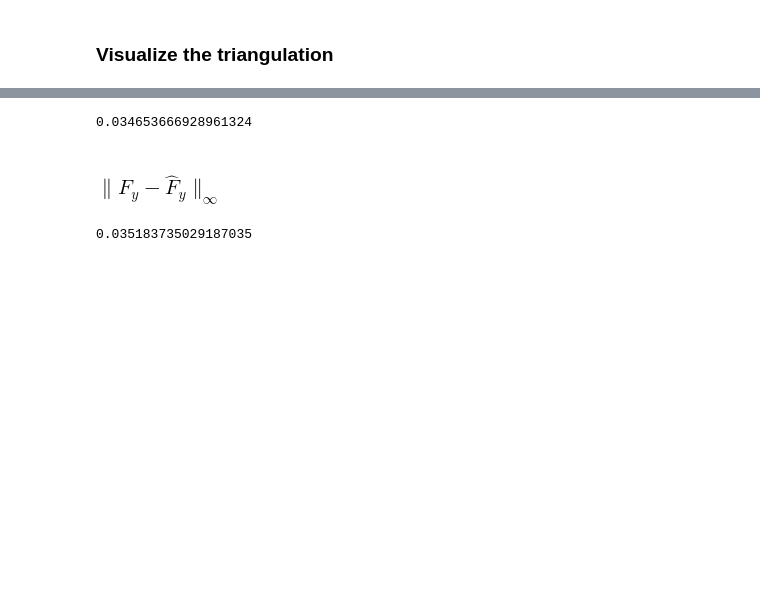
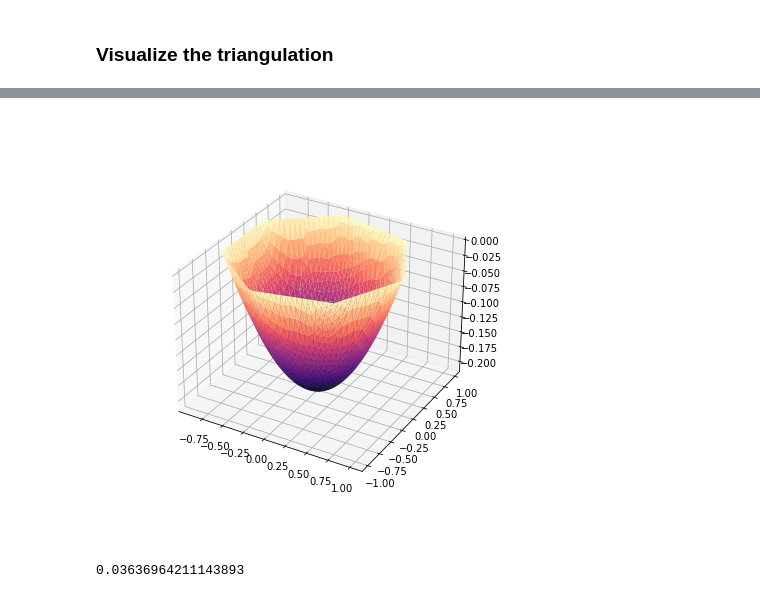
Before and after one commit to kamosevoyan/Thesis, a Jupyter notebook: Notebooks/Solutions/Poisson_equation_solution_on_polygonal_domain_cubic_hermite.ipynb, the cells around one changed output, grey strips where cells are left out. Drawn from its saved outputs; the diff is of its cells as text; code cells hidden in the pictures; blank space fills up the shorter version.

```diff
--- a/Notebooks/Solutions/Poisson_equation_solution_on_polygonal_domain_cubic_hermite.ipynb
+++ b/Notebooks/Solutions/Poisson_equation_solution_on_polygonal_domain_cubic_hermite.ipynb
@@ -17,6 +18,7 @@ poisson_finctional = dill.load(
 integral_values = dill.load(
     open("../calculations/hermite_cubic_poisson_right_values", "rb")
 )
+basis = dill.load(open("../calculations/hermite_cubic_basis_transformed", "rb"))
 # %% [markdown]
 ### Initialize the domain
 # %%
@@ -175,10 +183,0 @@ abs(U - F).max()
-# %%
-abs(U_x - Fx).max()
-# %% [output]
-0.034653666928961324
-# %% [markdown]
-### $ \lVert F_{y} - \hat{F}_{y} \rVert_{\infty}$
-# %%
-abs(U_y - Fy).max()
-# %% [output]
-0.035183735029187035
@@ -184,0 +190,49 @@ abs(U_y - Fy).max()
+# %%
+X, Y, Z = [], [], []
+
+for element in triangles:
+    x1, x2, x3 = points[element[0], 0], points[element[1], 0], points[element[2], 0]
+    y1, y2, y3 = points[element[0], 1], points[element[1], 1], points[element[2], 1]
+
+    ptx = x1 + tx * (x2 - x1) + ty * (x3 - x1)
+    pty = y1 + tx * (y2 - y1) + ty * (y3 - y1)
+
+    ptz = basis(
+        x1,
+        y1,
+        x2,
+        y2,
+        x3,
+        y3,
+        F[element[0]],
+        Fx[element[0]],
+        Fy[element[0]],
+        F[element[1]],
+        Fx[element[1]],
+        Fy[element[1]],
+        F[element[2]],
+        Fx[element[2]],
+        Fy[element[2]],
+        tx,
+        ty,
+    )
+
+    X.append(ptx)
+    Y.append(pty)
+    Z.append(ptz)
+
+X = np.concatenate(X)
+Y = np.concatenate(Y)
+Z = np.concatenate(Z)
+# %%
+%matplotlib widget
+fig, ax = plt.subplots(figsize=(6, 6), subplot_kw=dict(projection="3d"))
+ax.plot_trisurf(X, Y, Z, cmap="magma")
+plt.show()
+# %% [output]
+[figure, added]
+# %%
+err = (X**2 + Y**2 - 1) / 4 - Z
+abs(err).mean()
+# %% [output]
+0.03636964211143893
```
Also changed, not shown: parts of 11 cells of this notebook.
